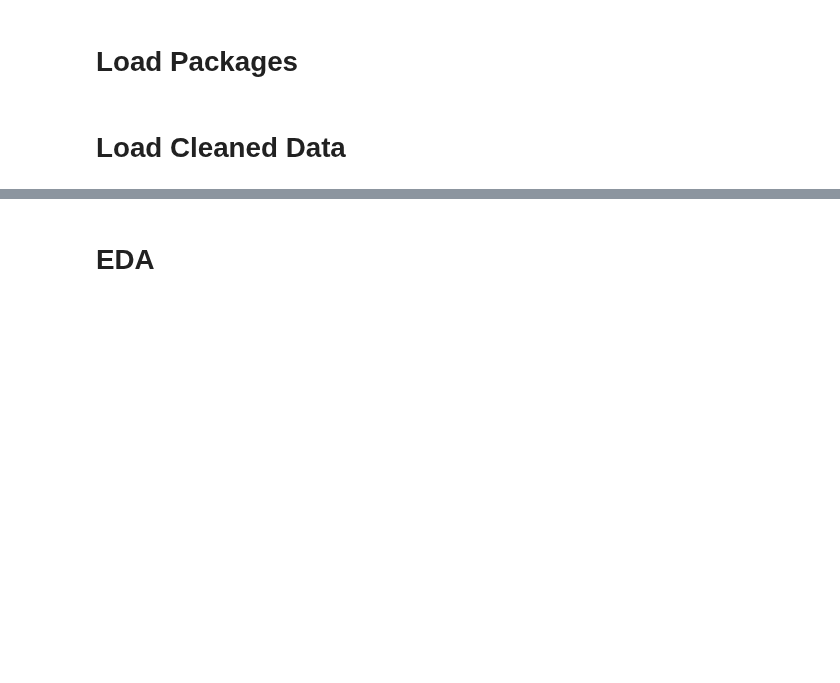
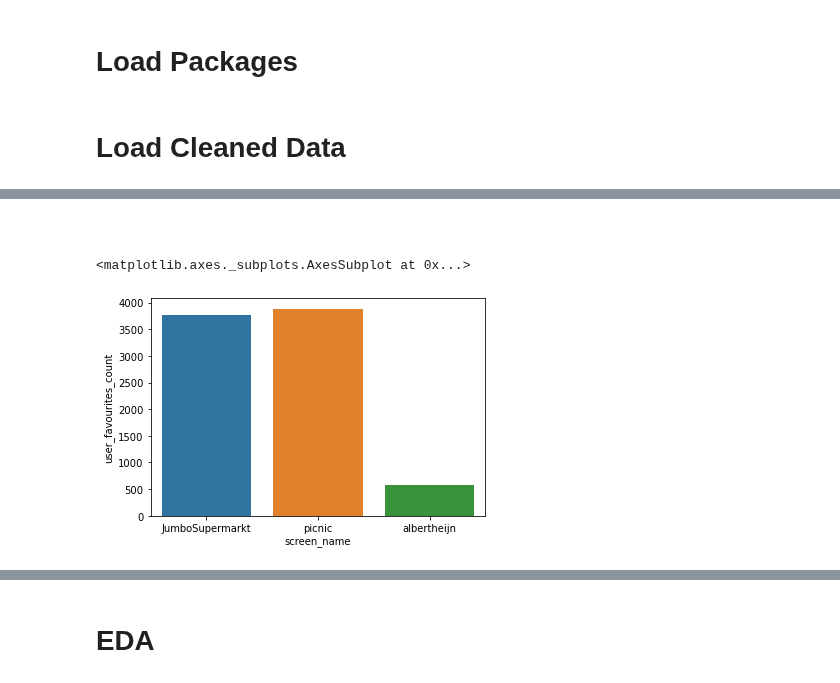
Before and after one commit to dpbac/twitter_analysis_online_grocery_NL, a Jupyter notebook: notebooks/04-EDA and Sentiment Analysis.ipynb, the cells around one changed output, grey strips where cells are left out. Saved outputs shown, nothing was run; the diff lists cells and outputs as text; code cells hidden in the pictures; blank space fills up the shorter version.

```diff
--- a/notebooks/04-EDA and Sentiment Analysis.ipynb
+++ b/notebooks/04-EDA and Sentiment Analysis.ipynb
@@ -94,0 +209,3 @@ TodaysDate = time.strftime("%Y-%m-%d")
+# %%
+df = df_all[['screen_name','user_favourites_count','followers_count','friends_count']][df_all['followers_count'].notnull()].drop_duplicates(keep='last')
+df
@@ -94,0 +218,7 @@ TodaysDate = time.strftime("%Y-%m-%d")
+# %% [markdown]
+##
+# %%
+sns.barplot(data=df, x = 'screen_name', y = 'user_favourites_count')
+# %% [output]
+<matplotlib.axes._subplots.AxesSubplot at 0x...>
+[figure, added]
```
Also changed, not shown: parts of 45 cells of this notebook, 2 other files.
